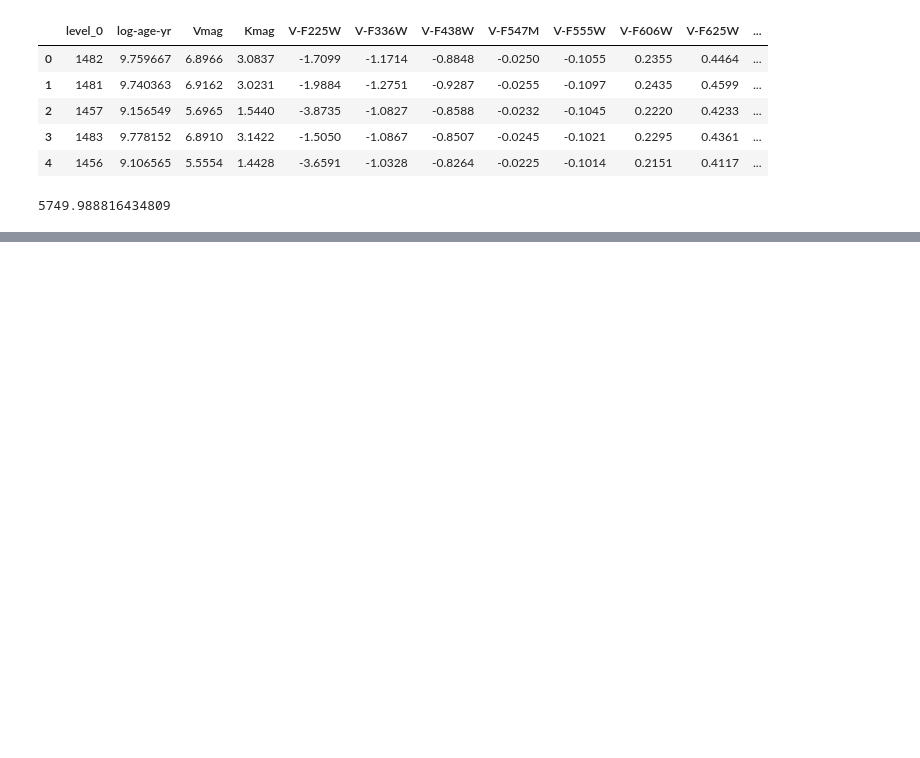
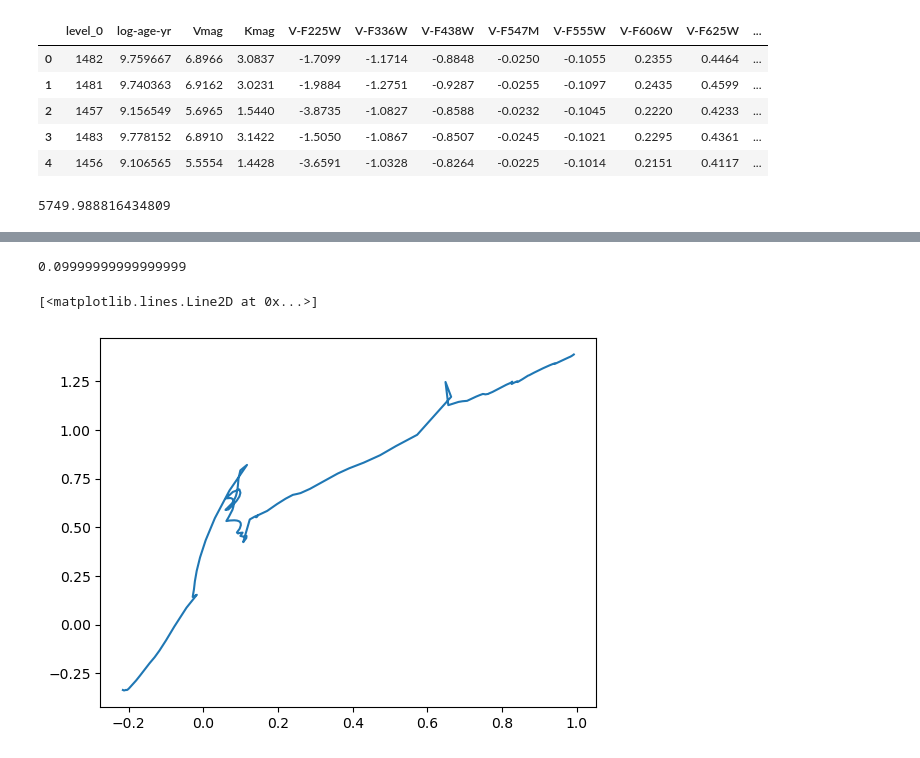
Before and after one commit to devkhullar/querx, a Jupyter notebook: test.ipynb, the cells around one changed output, grey strips where cells are left out. Drawn from its saved outputs; the diff is of its cells as text; code cells hidden in the pictures; blank space fills up the shorter version.

```diff
--- a/test.ipynb
+++ b/test.ipynb
@@ -1788,0 +1754,2 @@ Find(best_fit, 'Cluster ID == 46')
+# %%
+isoTemp = Find(isoTemp, ['Z = 0.02', 'Library = BaSeL'])
@@ -1788,0 +1772,4 @@ Find(best_fit, 'Cluster ID == 46')
+# %%
+10**5*u.yr.to(u.Myr)
+# %% [output]
+0.09999999999999999
@@ -1788,0 +1779,8 @@ Find(best_fit, 'Cluster ID == 46')
+# %%
+isoTemp = Find(isoTemp, ['Z = 0.02', 'Library = BaSeL'])
+xmodel = isoTemp['V-F555W'] - isoTemp['V-F438W']
+ymodel = isoTemp['V-F814W'] - isoTemp['V-F555W']
+plt.plot(xmodel, ymodel)
+# %% [output]
+[<matplotlib.lines.Line2D at 0x...>]
+[figure, added]
```
Also changed, not shown: parts of 16 cells of this notebook.
